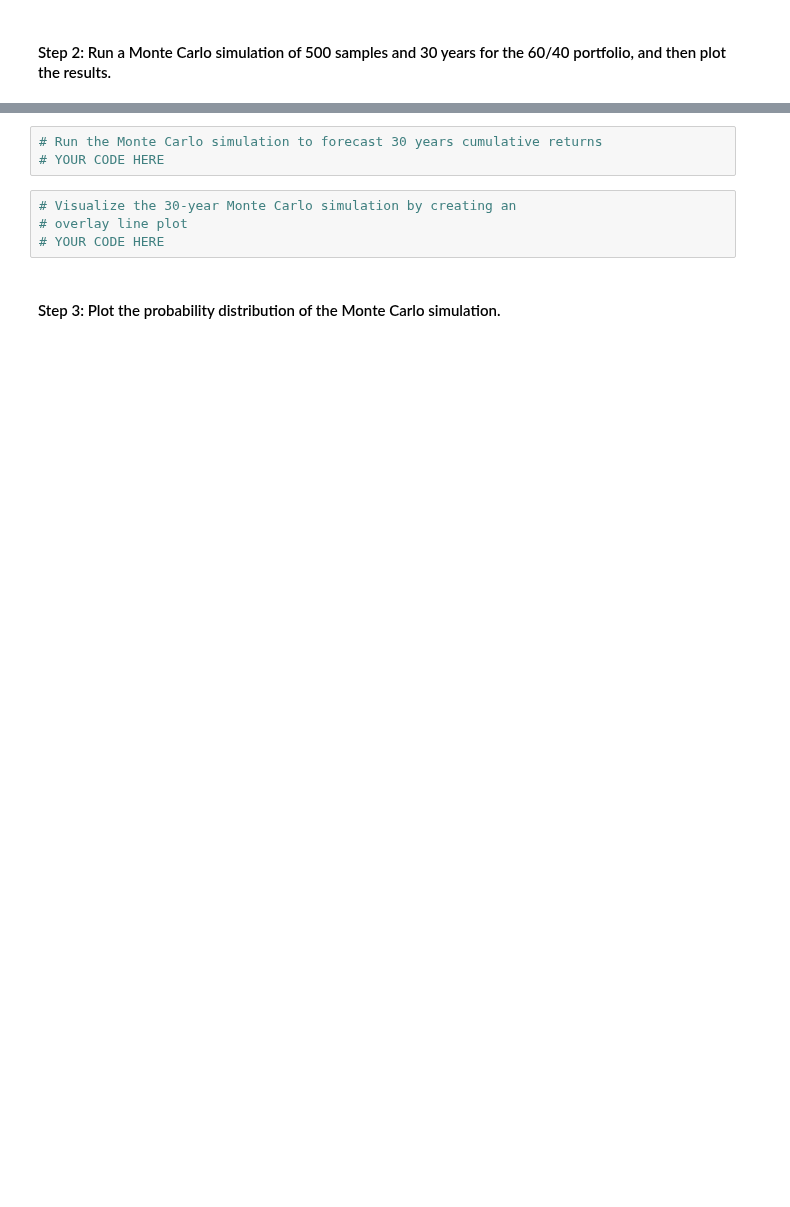
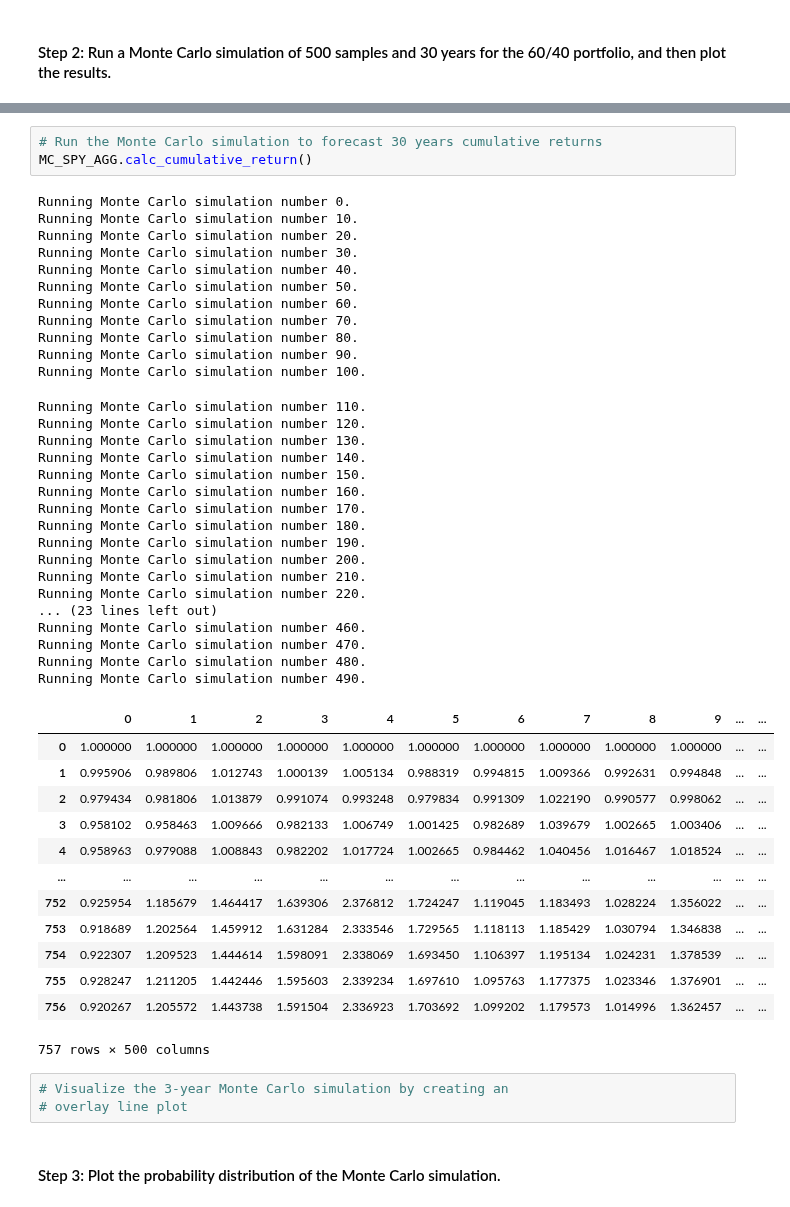
Before and after one commit to ghedrick76/module_5_challenge, a Jupyter notebook: Starter_Code/financial_planning_tools.ipynb, the cells around one changed output, grey strips where cells are left out. Drawn from its saved outputs; the diff is of its cells as text; blank space fills up the shorter version.

```diff
--- a/Starter_Code/financial_planning_tools.ipynb
+++ b/Starter_Code/financial_planning_tools.ipynb
@@ -456,10 +489,51 @@ In this section, you’ll use the MCForecastTools library to create a Monte Carl
 # %%
 # Run the Monte Carlo simulation to forecast 30 years cumulative returns
-# YOUR CODE HERE
+MC_SPY_AGG.calc_cumulative_return()
+# %% [output]
+Running Monte Carlo simulation number 0.
+Running Monte Carlo simulation number 10.
+Running Monte Carlo simulation number 20.
+Running Monte Carlo simulation number 30.
+Running Monte Carlo simulation number 40.
+Running Monte Carlo simulation number 50.
+Running Monte Carlo simulation number 60.
+Running Monte Carlo simulation number 70.
+Running Monte Carlo simulation number 80.
+Running Monte Carlo simulation number 90.
+Running Monte Carlo simulation number 100.
+Running Monte Carlo simulation number 110.
+Running Monte Carlo simulation number 120.
+Running Monte Carlo simulation number 130.
+Running Monte Carlo simulation number 140.
+Running Monte Carlo simulation number 150.
+Running Monte Carlo simulation number 160.
+Running Monte Carlo simulation number 170.
+Running Monte Carlo simulation number 180.
+Running Monte Carlo simulation number 190.
+Running Monte Carlo simulation number 200.
+Running Monte Carlo simulation number 210.
+Running Monte Carlo simulation number 220.
+... (23 lines left out)
+Running Monte Carlo simulation number 460.
+Running Monte Carlo simulation number 470.
+Running Monte Carlo simulation number 480.
+Running Monte Carlo simulation number 490.
+|  | 0 | 1 | 2 | 3 | 4 | 5 | 6 | 7 | 8 | 9 | ... | ... |
+| 0 | 1.000000 | 1.000000 | 1.000000 | 1.000000 | 1.000000 | 1.000000 | 1.000000 | 1.000000 | 1.000000 | 1.000000 | ... | ... |
+| 1 | 0.995906 | 0.989806 | 1.012743 | 1.000139 | 1.005134 | 0.988319 | 0.994815 | 1.009366 | 0.992631 | 0.994848 | ... | ... |
+| 2 | 0.979434 | 0.981806 | 1.013879 | 0.991074 | 0.993248 | 0.979834 | 0.991309 | 1.022190 | 0.990577 | 0.998062 | ... | ... |
+| 3 | 0.958102 | 0.958463 | 1.009666 | 0.982133 | 1.006749 | 1.001425 | 0.982689 | 1.039679 | 1.002665 | 1.003406 | ... | ... |
+| 4 | 0.958963 | 0.979088 | 1.008843 | 0.982202 | 1.017724 | 1.002665 | 0.984462 | 1.040456 | 1.016467 | 1.018524 | ... | ... |
+| ... | ... | ... | ... | ... | ... | ... | ... | ... | ... | ... | ... | ... |
+| 752 | 0.925954 | 1.185679 | 1.464417 | 1.639306 | 2.376812 | 1.724247 | 1.119045 | 1.183493 | 1.028224 | 1.356022 | ... | ... |
+| 753 | 0.918689 | 1.202564 | 1.459912 | 1.631284 | 2.333546 | 1.729565 | 1.118113 | 1.185429 | 1.030794 | 1.346838 | ... | ... |
+| 754 | 0.922307 | 1.209523 | 1.444614 | 1.598091 | 2.338069 | 1.693450 | 1.106397 | 1.195134 | 1.024231 | 1.378539 | ... | ... |
+| 755 | 0.928247 | 1.211205 | 1.442446 | 1.595603 | 2.339234 | 1.697610 | 1.095763 | 1.177375 | 1.023346 | 1.376901 | ... | ... |
+| 756 | 0.920267 | 1.205572 | 1.443738 | 1.591504 | 2.336923 | 1.703692 | 1.099202 | 1.179573 | 1.014996 | 1.362457 | ... | ... |
+757 rows × 500 columns
 # %%
-# Visualize the 30-year Monte Carlo simulation by creating an
+# Visualize the 3-year Monte Carlo simulation by creating an
 # overlay line plot
-# YOUR CODE HERE
 # %% [markdown]
 #### Step 3: Plot the probability distribution of the Monte Carlo simulation.
 # %%
```
Also changed, not shown: parts of 19 cells of this notebook, 1 other file.
